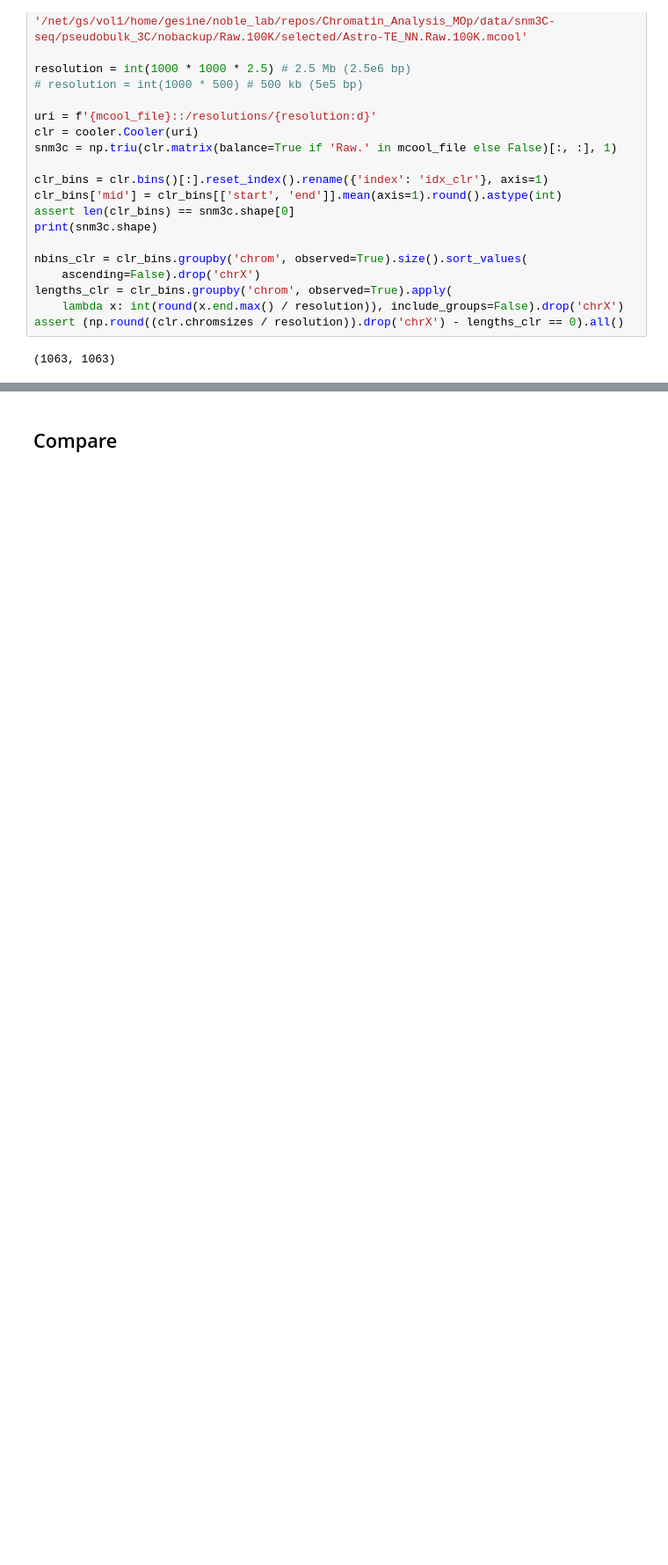
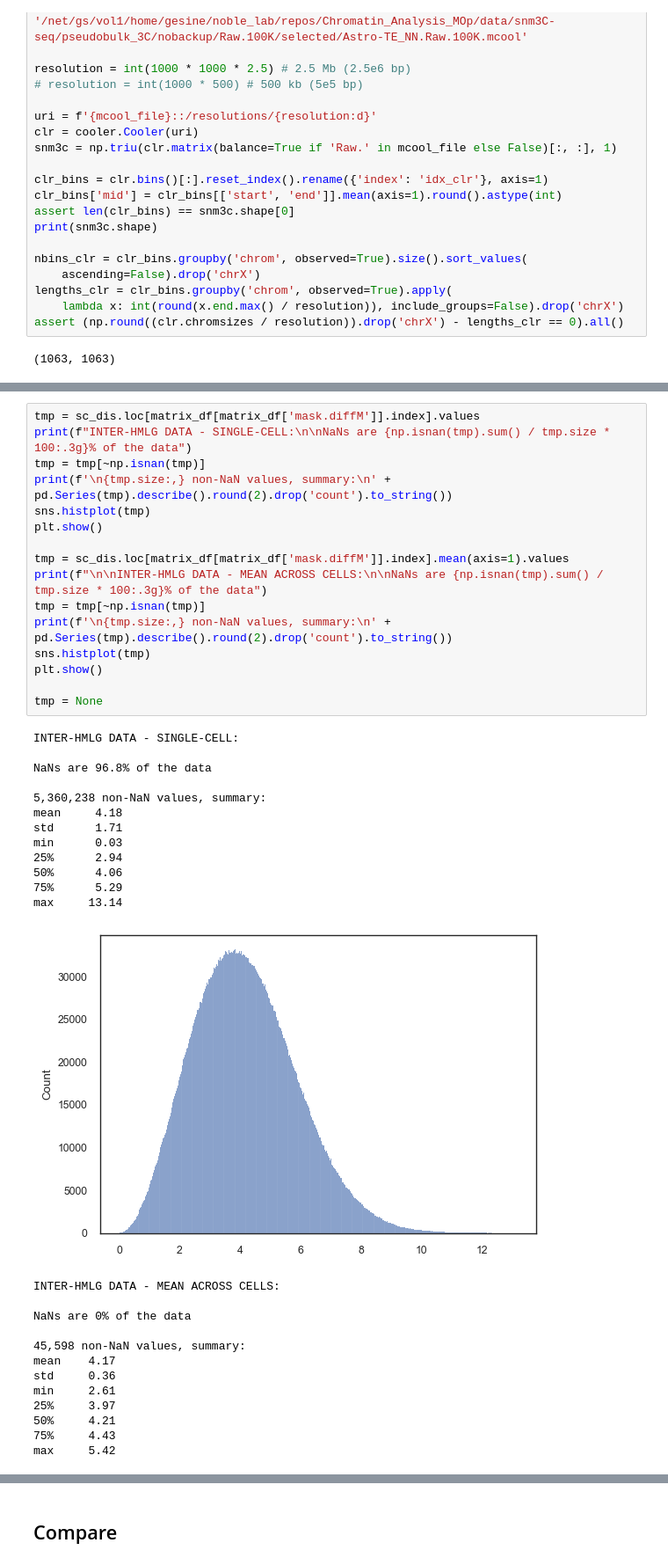
Before and after one commit to gesinecauer/Chromatin_Analysis_MOp, a Jupyter notebook: jupyter/snm3C-seq.ipynb, the cells around one changed output, grey strips where cells are left out. Shown at 88% size. Cells and saved outputs as stored; diff of their text form; blank space fills up the shorter version.

```diff
--- a/jupyter/snm3C-seq.ipynb
+++ b/jupyter/snm3C-seq.ipynb
@@ -238,0 +231,42 @@ matrix_df = matrix_df.loc[matrix_df.index.isin(sc_dis.index)]
+# %%
+tmp = sc_dis.loc[matrix_df[matrix_df['mask.diffM']].index].values
+print(f"INTER-HMLG DATA - SINGLE-CELL:\n\nNaNs are {np.isnan(tmp).sum() / tmp.size * 100:.3g}% of the data")
+tmp = tmp[~np.isnan(tmp)]
+print(f'\n{tmp.size:,} non-NaN values, summary:\n' + pd.Series(tmp).describe().round(2).drop('count').to_string())
+sns.histplot(tmp)
+plt.show()
+
+tmp = sc_dis.loc[matrix_df[matrix_df['mask.diffM']].index].mean(axis=1).values
+print(f"\n\nINTER-HMLG DATA - MEAN ACROSS CELLS:\n\nNaNs are {np.isnan(tmp).sum() / tmp.size * 100:.3g}% of the data")
+tmp = tmp[~np.isnan(tmp)]
+print(f'\n{tmp.size:,} non-NaN values, summary:\n' + pd.Series(tmp).describe().round(2).drop('count').to_string())
+sns.histplot(tmp)
+plt.show()
+
+tmp = None
+# %% [output]
+INTER-HMLG DATA - SINGLE-CELL:
+
+NaNs are 96.8% of the data
+
+5,360,238 non-NaN values, summary:
+mean     4.18
+std      1.71
+min      0.03
+25%      2.94
+50%      4.06
+75%      5.29
+max     13.14
+[figure, added]
+INTER-HMLG DATA - MEAN ACROSS CELLS:
+
+NaNs are 0% of the data
+
+45,598 non-NaN values, summary:
+mean    4.17
+std     0.36
+min     2.61
+25%     3.97
+50%     4.21
+75%     4.43
+max     5.42
```
Also changed, not shown: parts of 28 cells of this notebook.
